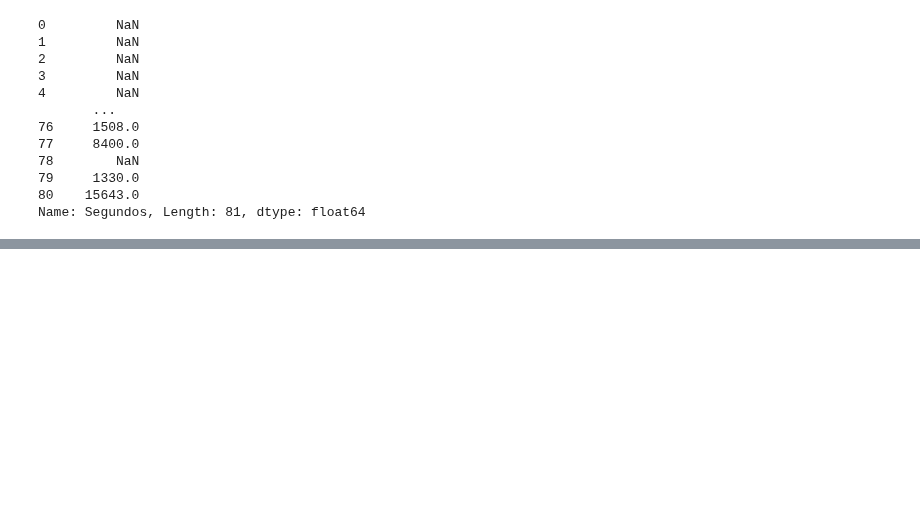
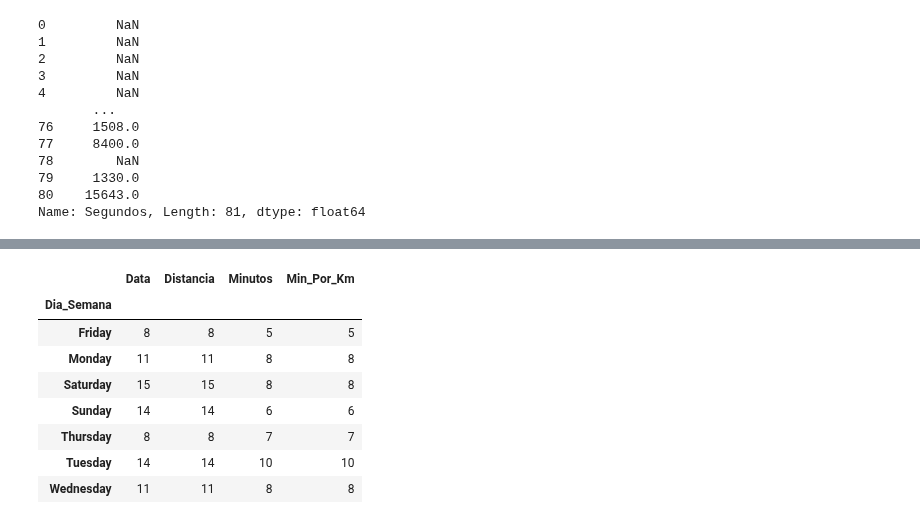
Before and after one commit to michelaap/notebooks, a Jupyter notebook: split_apply_combine.ipynb, the cells around one changed output, grey strips where cells are left out. Saved outputs shown, nothing was run; the diff lists cells and outputs as text; code cells hidden in the pictures; blank space fills up the shorter version.

```diff
--- a/split_apply_combine.ipynb
+++ b/split_apply_combine.ipynb
@@ -188,0 +230,12 @@ Name: Segundos, Length: 81, dtype: float64
+# %%
+dias.count()
+# %% [output]
+|  | Data | Distancia | Minutos | Min_Por_Km |
+| Dia_Semana |  |  |  |  |
+| Friday | 8 | 8 | 5 | 5 |
+| Monday | 11 | 11 | 8 | 8 |
+| Saturday | 15 | 15 | 8 | 8 |
+| Sunday | 14 | 14 | 6 | 6 |
+| Thursday | 8 | 8 | 7 | 7 |
+| Tuesday | 14 | 14 | 10 | 10 |
+| Wednesday | 11 | 11 | 8 | 8 |
```
Also changed, not shown: parts of 15 cells of this notebook.
